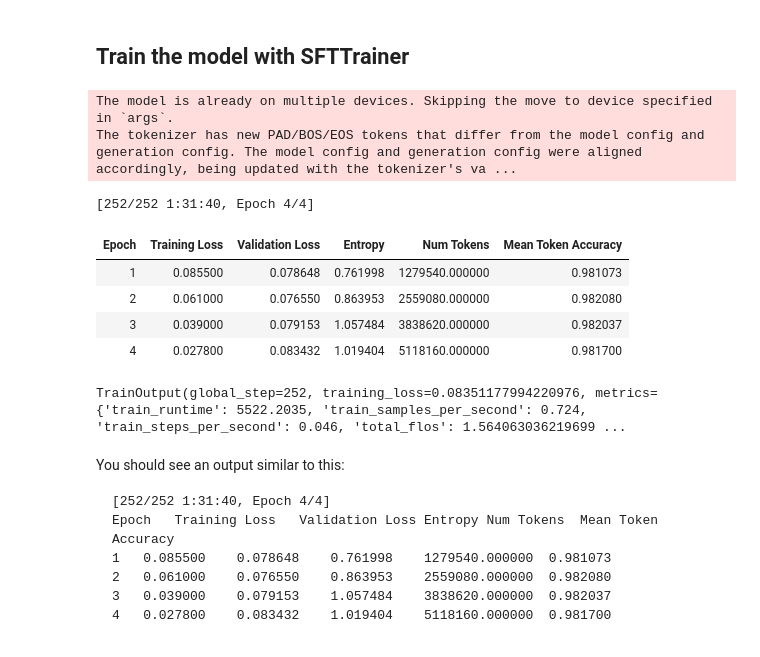
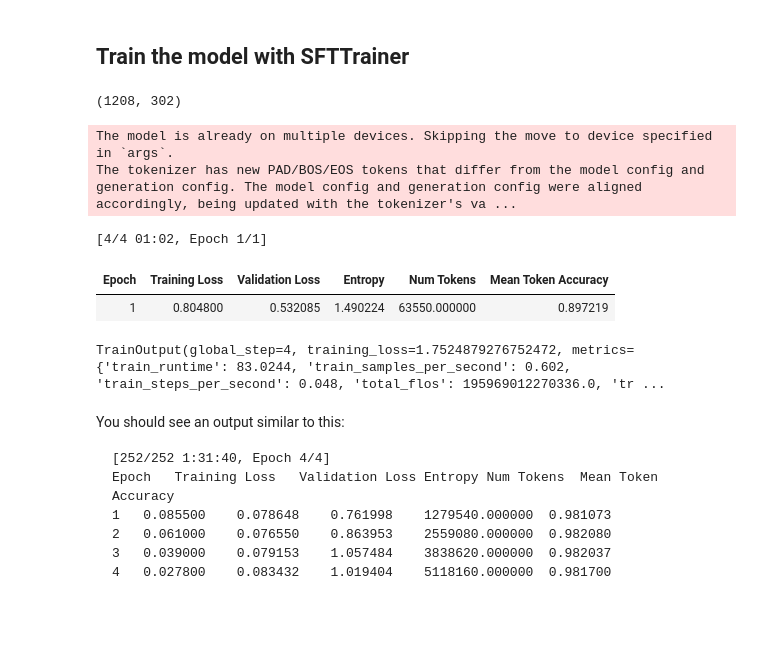
Before and after one commit to mrdbourke/learn-huggingface, a Jupyter notebook: notebooks/hugging_face_vlm_fine_tune_tutorial.ipynb, the cells around one changed output. Cells and saved outputs as stored; diff of their text form; code cells hidden in the pictures; blank space fills up the shorter version.

```diff
--- a/notebooks/hugging_face_vlm_fine_tune_tutorial.ipynb
+++ b/notebooks/hugging_face_vlm_fine_tune_tutorial.ipynb
@@ -805,13 +817,13 @@ from trl import SFTConfig
 # Note: Many of these hyperparameters have been taken from the SmolDocling paper: https://arxiv.org/abs/2503.11576
 training_args = SFTConfig(
     output_dir="smolvlm2-500m-FoodExtract-Vision-v1-VIDEO",
-    num_train_epochs=4, # depending on how much data you have you may want to train for shorter/longer
+    num_train_epochs=1, # depending on how much data you have you may want to train for shorter/longer
     per_device_train_batch_size=4, # adjust based on the size of your GPU
     per_device_eval_batch_size=4,
     gradient_accumulation_steps=4,
     gradient_checkpointing=True,
     optim="adamw_torch_fused",
-    logging_steps=25,
+    logging_steps=1,
     eval_strategy="epoch",
     save_strategy="epoch",
     learning_rate=2e-4,
@@ -832,32 +844,33 @@ training_args = SFTConfig(
 )
 # %% [markdown]
 ## Train the model with SFTTrainer
+# %%
+len(train_dataset), len(val_dataset)
+# %% [output]
+(1208, 302)
 # %%
 from trl import SFTTrainer
 
 trainer = SFTTrainer(
     model=model,
     args=training_args,
     # train_dataset=train_dataset[:1000],
-    # eval_dataset=val_dataset[:50],
-    train_dataset=train_dataset[:100] # Lowered for the video (faster)
-    eval_dataset=val_dataset[:50], # Lowered for the video (faster)
+    # eval_dataset=val_dataset[:100],
+    train_dataset=train_dataset[:50], # Lowered for the video (faster)
+    eval_dataset=val_dataset[:10], # Lowered for the video (faster)
     # peft_config=peft_config, # Note: We are not using PEFT but if we did, we could pass it in here
     processing_class=processor,
     data_collator=collate_fn
 )
 
 trainer.train()
 # %% [output]
 The model is already on multiple devices. Skipping the move to device specified in `args`.
 The tokenizer has new PAD/BOS/EOS tokens that differ from the model config and generation config. The model config and generation config were aligned accordingly, being updated with the tokenizer's va ...
-[252/252 1:31:40, Epoch 4/4]
+[4/4 01:02, Epoch 1/1]
 | Epoch | Training Loss | Validation Loss | Entropy | Num Tokens | Mean Token Accuracy |
-| 1 | 0.085500 | 0.078648 | 0.761998 | 1279540.000000 | 0.981073 |
-| 2 | 0.061000 | 0.076550 | 0.863953 | 2559080.000000 | 0.982080 |
-| 3 | 0.039000 | 0.079153 | 1.057484 | 3838620.000000 | 0.982037 |
-| 4 | 0.027800 | 0.083432 | 1.019404 | 5118160.000000 | 0.981700 |
+| 1 | 0.804800 | 0.532085 | 1.490224 | 63550.000000 | 0.897219 |
-TrainOutput(global_step=252, training_loss=0.08351177994220976, metrics={'train_runtime': 5522.2035, 'train_samples_per_second': 0.724, 'train_steps_per_second': 0.046, 'total_flos': 1.564063036219699 ...
+TrainOutput(global_step=4, training_loss=1.7524879276752472, metrics={'train_runtime': 83.0244, 'train_samples_per_second': 0.602, 'train_steps_per_second': 0.048, 'total_flos': 195969012270336.0, 'tr ...
 # %% [markdown]
 You should see an output similar to this:
 
```
Also changed, not shown: parts of 26 cells of this notebook.
